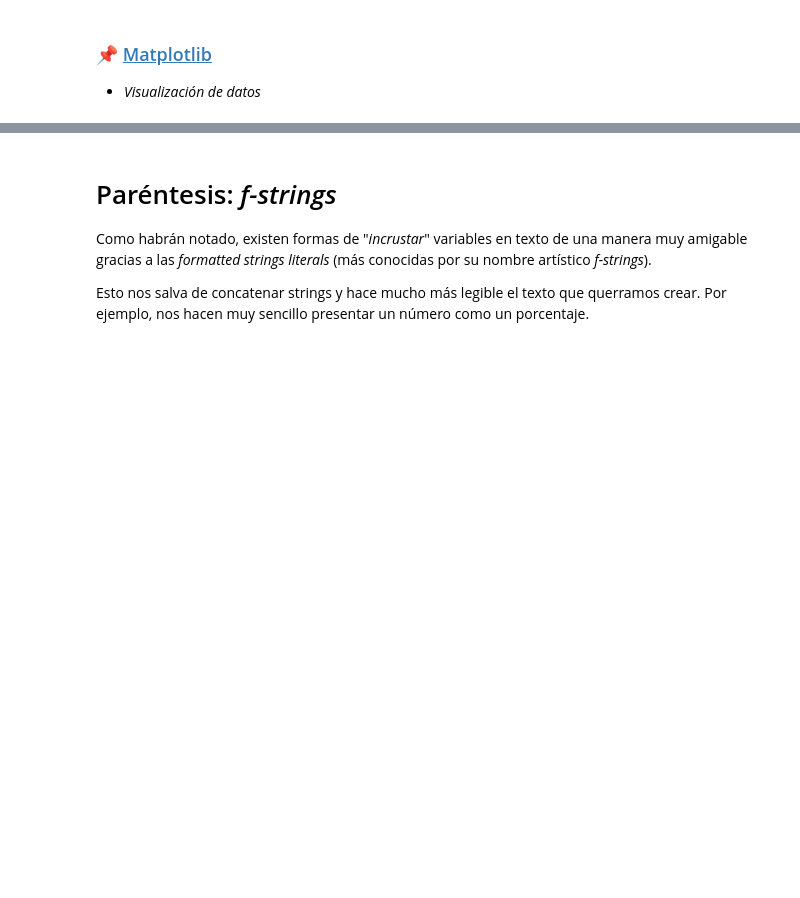
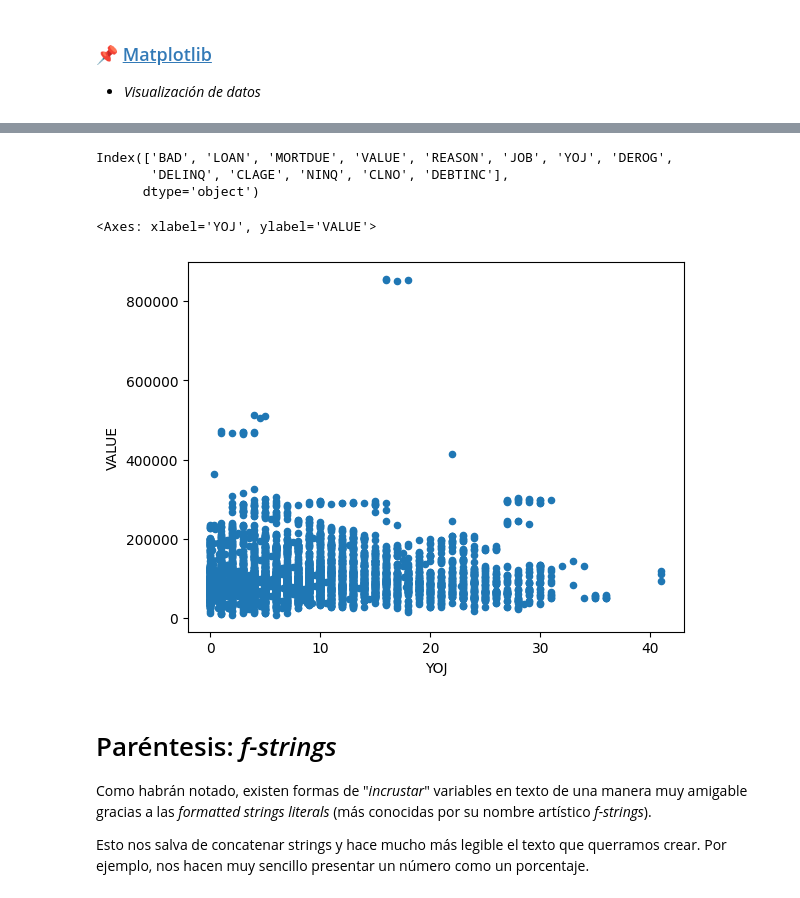
Before and after one commit to martinezarraigadamaria/IntroProgramacionPythonFCE2023, a Jupyter notebook: clases/IntroProgPython5.ipynb, the cells around one changed output, grey strips where cells are left out. Cells and saved outputs as stored; diff of their text form; code cells hidden in the pictures; blank space fills up the shorter version.

```diff
--- a/clases/IntroProgPython5.ipynb
+++ b/clases/IntroProgPython5.ipynb
@@ -375,6 +629,15 @@ plt.plot(df['LOAN'])
+# %%
+df.columns
+# %% [output]
+Index(['BAD', 'LOAN', 'MORTDUE', 'VALUE', 'REASON', 'JOB', 'YOJ', 'DEROG',
+       'DELINQ', 'CLAGE', 'NINQ', 'CLNO', 'DEBTINC'],
+      dtype='object')
 # %%
 # Utilizando el módulo matplotlib.pyplot
-df.plot.scatter("YOJ", "LOAN")
+df.plot.scatter("YOJ", "VALUE")
+# %% [output]
+<Axes: xlabel='YOJ', ylabel='VALUE'>
+[figure, added]
 # %% [markdown]
 # Paréntesis: *f-strings*
 
```
Also changed, not shown: parts of 42 cells of this notebook, 1 other file.
